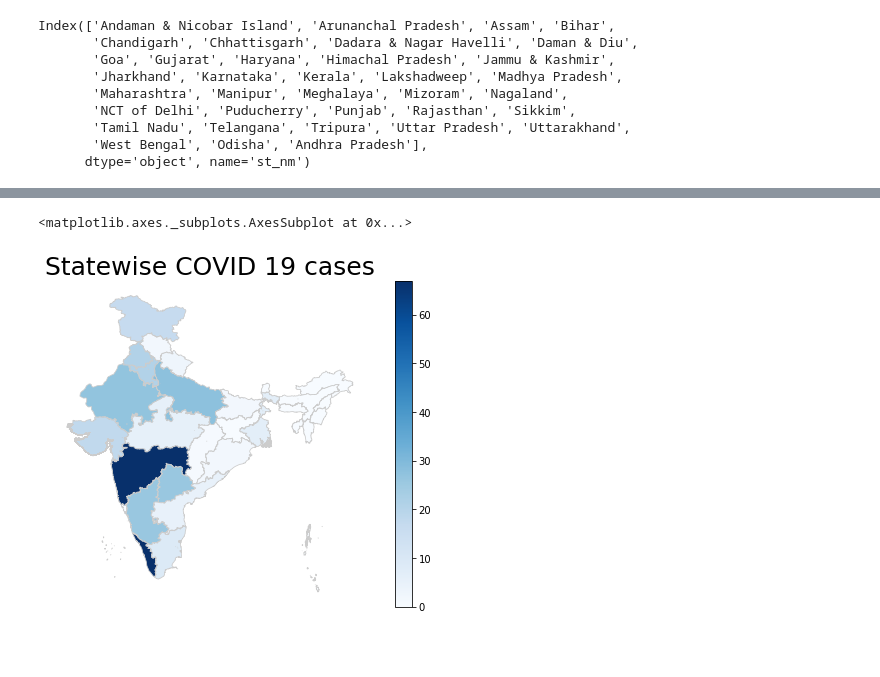
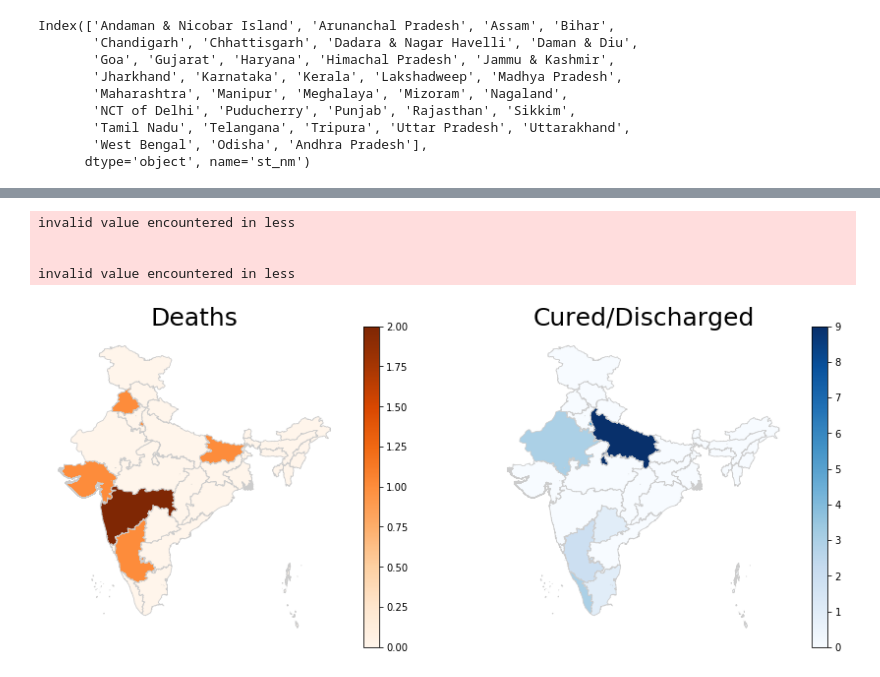
Before and after one commit to subhmm/COVID19IN, a Jupyter notebook: covid19IN.ipynb, the cells around one changed output, grey strips where cells are left out. Drawn from its saved outputs; the diff is of its cells as text; code cells hidden in the pictures; blank space fills up the shorter version.

Commit message:
v1
Need to run the code for plotly curves.

```diff
--- a/covid19IN.ipynb
+++ b/covid19IN.ipynb
@@ -446,0 +266,24 @@ merged
+# %%
+fig, axes = plt.subplots(ncols=3, figsize=(20,6))
+t=0
+for ax in axes:
+    if t==0:
+        ax.axis('off')
+        ax.set_title('Affected Indians', fontdict={'fontsize': '25', 'fontweight' : '3'})
+
+        merged.plot(column='ConfirmedIndianNational', cmap='Oranges',
+                    linewidth=0.8, ax=ax, edgecolor='0.8', legend=True)
+        t=1
+    elif t==1:
+        ax.axis('off')
+        ax.set_title('Affected Foreigners', fontdict={'fontsize': '25', 'fontweight' : '3'})
+
+        merged.plot(column='ConfirmedForeignNational', cmap='Blues',
+                    linewidth=0.8, ax=ax, edgecolor='0.8', legend=True)
+        t=2
+    else:
+        ax.axis('off')
+        ax.set_title('Total Affected', fontdict={'fontsize': '25', 'fontweight' : '3'})
+
+        merged.plot(column='ConfirmedForeignNational', cmap='Reds',
+                    linewidth=0.8, ax=ax, edgecolor='0.8', legend=True)
@@ -447,11 +301,24 @@ merged
 # %%
-fig, ax = plt.subplots(1, figsize=(10, 6))
-ax.axis('off')
-ax.set_title('Statewise COVID 19 cases', fontdict={'fontsize': '25', 'fontweight' : '3'})
+fig, axes = plt.subplots(ncols=2, figsize=(15,6))
+t=0
+for ax in axes:
+    if t==0:
+        ax.axis('off')
+        ax.set_title('Deaths', fontdict={'fontsize': '25', 'fontweight' : '3'})
 
-merged.plot(column='Total', cmap='Blues',
-            linewidth=0.8, ax=ax, edgecolor='0.8', legend=True)
+        merged.plot(column='Deaths', cmap='Oranges',
+                    linewidth=0.8, ax=ax, edgecolor='0.8', legend=True)
+        t=1
+    elif t==1:
+        ax.axis('off')
+        ax.set_title('Cured/Discharged', fontdict={'fontsize': '25', 'fontweight' : '3'})
+
+        merged.plot(column='Cured', cmap='Blues',
+                    linewidth=0.8, ax=ax, edgecolor='0.8', legend=True)
 # %% [output]
-<matplotlib.axes._subplots.AxesSubplot at 0x...>
+invalid value encountered in less
+
+
+invalid value encountered in less
-[figure, old version]
+[figure, new version]
 # %%
```
Also changed, not shown: parts of 28 cells of this notebook.
